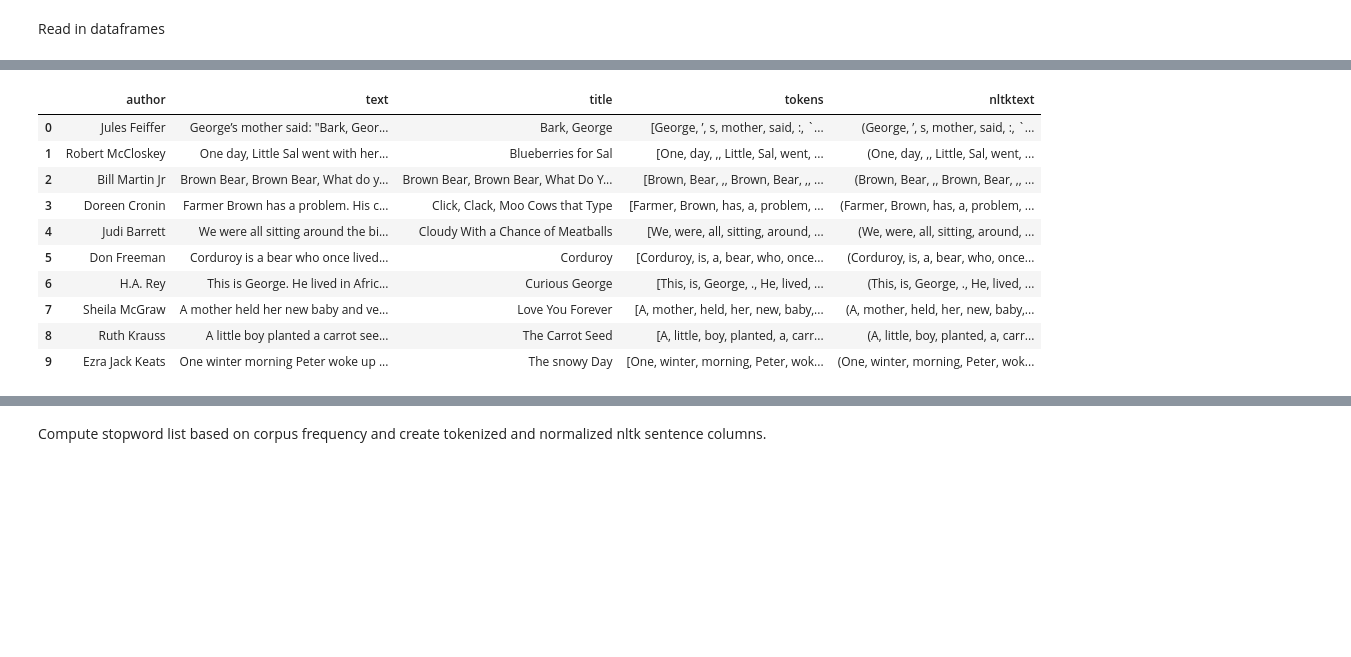
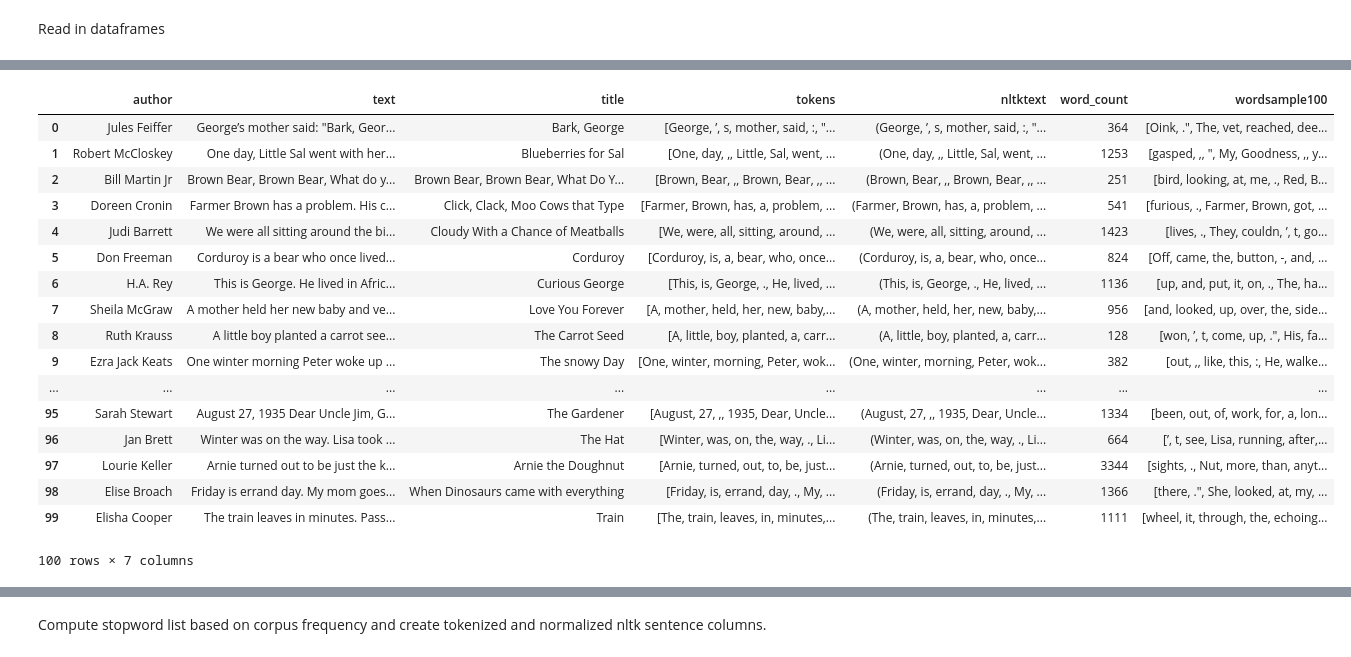
Before and after one commit to jgdenby/content-analysis-2018, a Jupyter notebook: ChildBookProject/FinalProj.ipynb, the cells around one changed output, grey strips where cells are left out. Saved outputs shown, nothing was run; the diff lists cells and outputs as text; code cells hidden in the pictures; blank space fills up the shorter version.

```diff
--- a/ChildBookProject/FinalProj.ipynb
+++ b/ChildBookProject/FinalProj.ipynb
@@ -41,3 +44,22 @@ def wordCounter(wordLst):
         countsForFrame['word'].append(w)
         countsForFrame['count'].append(c)
     return pd.DataFrame(countsForFrame)
+# %%
+def wordsample100(tokens):
+    '''
+    takes a list of tokens and returns a random 100 word sample
+
+    Inputs:
+        tokens - list of tokenized text
+
+    Outputs:
+        sample - contiguous 100 word sample from tokens
+    '''
+
+    if len(tokens) <= 100:
+        sample = tokens
+    else:
+        startindex = random.randint(1, len(tokens)-100)
+        sample = tokens[startindex : startindex+100]
+
+    return sample
@@ -54,17 +141,25 @@ ldpdf.shape
 # %%
 bookdf = pd.read_csv("bookdf.csv", index_col=0)
-bookdf['tokens'] = bookdf['text'].apply(lambda x: nltk.word_tokenize(x))
+bookdf['tokens'] = bookdf['text'].apply(lambda x: nltk.wordpunct_tokenize(x))
 bookdf['nltktext'] = bookdf['tokens'].apply(lambda x: nltk.Text(x))
-bookdf[:10]
+bookdf['word_count'] = bookdf.tokens.apply(lambda x: len(x))
+bookdf['wordsample100'] = bookdf.tokens.apply(lambda x: wordsample100(x))
 # %% [output]
-|  | author | text | title | tokens | nltktext |
-| 0 | Jules Feiffer | George’s mother said: "Bark, Geor... | Bark, George | [George, ’, s, mother, said, :, `... | (George, ’, s, mother, said, :, `... |
-| 1 | Robert McCloskey | One day, Little Sal went with her... | Blueberries for Sal | [One, day, ,, Little, Sal, went, ... | (One, day, ,, Little, Sal, went, ... |
-| 2 | Bill Martin Jr | Brown Bear, Brown Bear, What do y... | Brown Bear, Brown Bear, What Do Y... | [Brown, Bear, ,, Brown, Bear, ,, ... | (Brown, Bear, ,, Brown, Bear, ,, ... |
-| 3 | Doreen Cronin | Farmer Brown has a problem. His c... | Click, Clack, Moo Cows that Type | [Farmer, Brown, has, a, problem, ... | (Farmer, Brown, has, a, problem, ... |
-| 4 | Judi Barrett | We were all sitting around the bi... | Cloudy With a Chance of Meatballs | [We, were, all, sitting, around, ... | (We, were, all, sitting, around, ... |
-| 5 | Don Freeman | Corduroy is a bear who once lived... | Corduroy | [Corduroy, is, a, bear, who, once... | (Corduroy, is, a, bear, who, once... |
-| 6 | H.A. Rey | This is George. He lived in Afric... | Curious George | [This, is, George, ., He, lived, ... | (This, is, George, ., He, lived, ... |
-| 7 | Sheila McGraw | A mother held her new baby and ve... | Love You Forever | [A, mother, held, her, new, baby,... | (A, mother, held, her, new, baby,... |
-| 8 | Ruth Krauss | A little boy planted a carrot see... | The Carrot Seed | [A, little, boy, planted, a, carr... | (A, little, boy, planted, a, carr... |
-| 9 | Ezra Jack Keats | One winter morning Peter woke up ... | The snowy Day | [One, winter, morning, Peter, wok... | (One, winter, morning, Peter, wok... |
+|  | author | text | title | tokens | nltktext | word_count | wordsample100 |
+| 0 | Jules Feiffer | George’s mother said: "Bark, Geor... | Bark, George | [George, ’, s, mother, said, :, "... | (George, ’, s, mother, said, :, "... | 364 | [Oink, .", The, vet, reached, dee... |
+| 1 | Robert McCloskey | One day, Little Sal went with her... | Blueberries for Sal | [One, day, ,, Little, Sal, went, ... | (One, day, ,, Little, Sal, went, ... | 1253 | [gasped, ,, ", My, Goodness, ,, y... |
+| 2 | Bill Martin Jr | Brown Bear, Brown Bear, What do y... | Brown Bear, Brown Bear, What Do Y... | [Brown, Bear, ,, Brown, Bear, ,, ... | (Brown, Bear, ,, Brown, Bear, ,, ... | 251 | [bird, looking, at, me, ., Red, B... |
+| 3 | Doreen Cronin | Farmer Brown has a problem. His c... | Click, Clack, Moo Cows that Type | [Farmer, Brown, has, a, problem, ... | (Farmer, Brown, has, a, problem, ... | 541 | [furious, ., Farmer, Brown, got, ... |
+| 4 | Judi Barrett | We were all sitting around the bi... | Cloudy With a Chance of Meatballs | [We, were, all, sitting, around, ... | (We, were, all, sitting, around, ... | 1423 | [lives, ., They, couldn, ’, t, go... |
+| 5 | Don Freeman | Corduroy is a bear who once lived... | Corduroy | [Corduroy, is, a, bear, who, once... | (Corduroy, is, a, bear, who, once... | 824 | [Off, came, the, button, -, and, ... |
+| 6 | H.A. Rey | This is George. He lived in Afric... | Curious George | [This, is, George, ., He, lived, ... | (This, is, George, ., He, lived, ... | 1136 | [up, and, put, it, on, ., The, ha... |
+| 7 | Sheila McGraw | A mother held her new baby and ve... | Love You Forever | [A, mother, held, her, new, baby,... | (A, mother, held, her, new, baby,... | 956 | [and, looked, up, over, the, side... |
+| 8 | Ruth Krauss | A little boy planted a carrot see... | The Carrot Seed | [A, little, boy, planted, a, carr... | (A, little, boy, planted, a, carr... | 128 | [won, ’, t, come, up, .", His, fa... |
+| 9 | Ezra Jack Keats | One winter morning Peter woke up ... | The snowy Day | [One, winter, morning, Peter, wok... | (One, winter, morning, Peter, wok... | 382 | [out, ,, like, this, :, He, walke... |
+| ... | ... | ... | ... | ... | ... | ... | ... |
+| 95 | Sarah Stewart | August 27, 1935 Dear Uncle Jim, G... | The Gardener | [August, 27, ,, 1935, Dear, Uncle... | (August, 27, ,, 1935, Dear, Uncle... | 1334 | [been, out, of, work, for, a, lon... |
+| 96 | Jan Brett | Winter was on the way. Lisa took ... | The Hat | [Winter, was, on, the, way, ., Li... | (Winter, was, on, the, way, ., Li... | 664 | [’, t, see, Lisa, running, after,... |
+| 97 | Lourie Keller | Arnie turned out to be just the k... | Arnie the Doughnut | [Arnie, turned, out, to, be, just... | (Arnie, turned, out, to, be, just... | 3344 | [sights, ., Nut, more, than, anyt... |
+| 98 | Elise Broach | Friday is errand day. My mom goes... | When Dinosaurs came with everything | [Friday, is, errand, day, ., My, ... | (Friday, is, errand, day, ., My, ... | 1366 | [there, .", She, looked, at, my, ... |
+| 99 | Elisha Cooper | The train leaves in minutes. Pass... | Train | [The, train, leaves, in, minutes,... | (The, train, leaves, in, minutes,... | 1111 | [wheel, it, through, the, echoing... |
+100 rows × 7 columns
```
Also changed, not shown: parts of 17 cells of this notebook, 1 other file.
